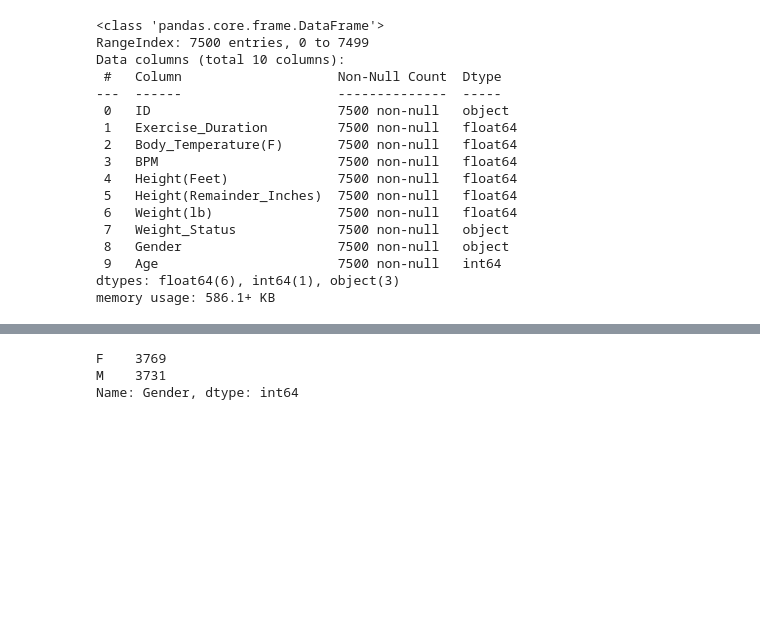
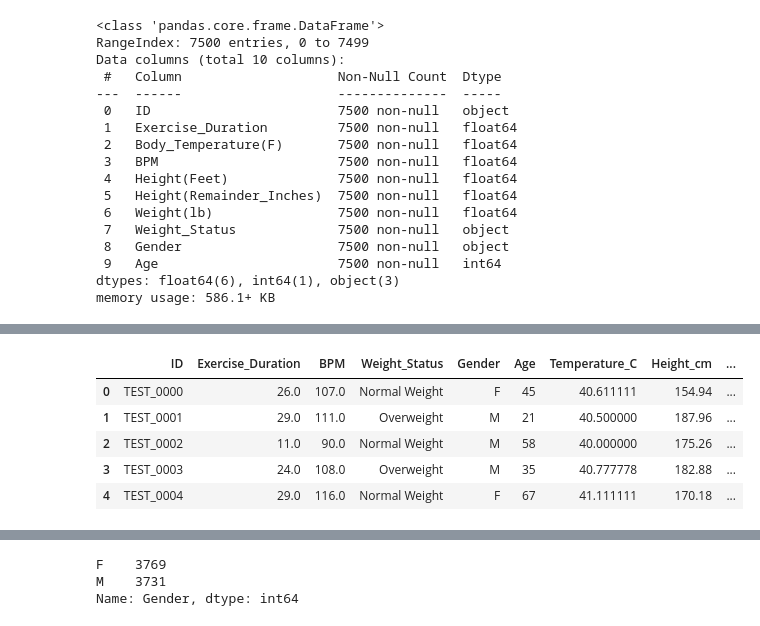
Before and after one commit to STMLPR/hojun, a Jupyter notebook: Untitled.ipynb, the cells around one changed output, grey strips where cells are left out. Drawn from its saved outputs; the diff is of its cells as text; code cells hidden in the pictures; blank space fills up the shorter version.

```diff
--- a/Untitled.ipynb
+++ b/Untitled.ipynb
@@ -69,0 +148,9 @@ memory usage: 586.1+ KB
+# %%
+test.head()
+# %% [output]
+|  | ID | Exercise_Duration | BPM | Weight_Status | Gender | Age | Temperature_C | Height_cm | ... |
+| 0 | TEST_0000 | 26.0 | 107.0 | Normal Weight | F | 45 | 40.611111 | 154.94 | ... |
+| 1 | TEST_0001 | 29.0 | 111.0 | Overweight | M | 21 | 40.500000 | 187.96 | ... |
+| 2 | TEST_0002 | 11.0 | 90.0 | Normal Weight | M | 58 | 40.000000 | 175.26 | ... |
+| 3 | TEST_0003 | 24.0 | 108.0 | Overweight | M | 35 | 40.777778 | 182.88 | ... |
+| 4 | TEST_0004 | 29.0 | 116.0 | Normal Weight | F | 67 | 41.111111 | 170.18 | ... |
```
Also changed, not shown: parts of 6 cells of this notebook.
